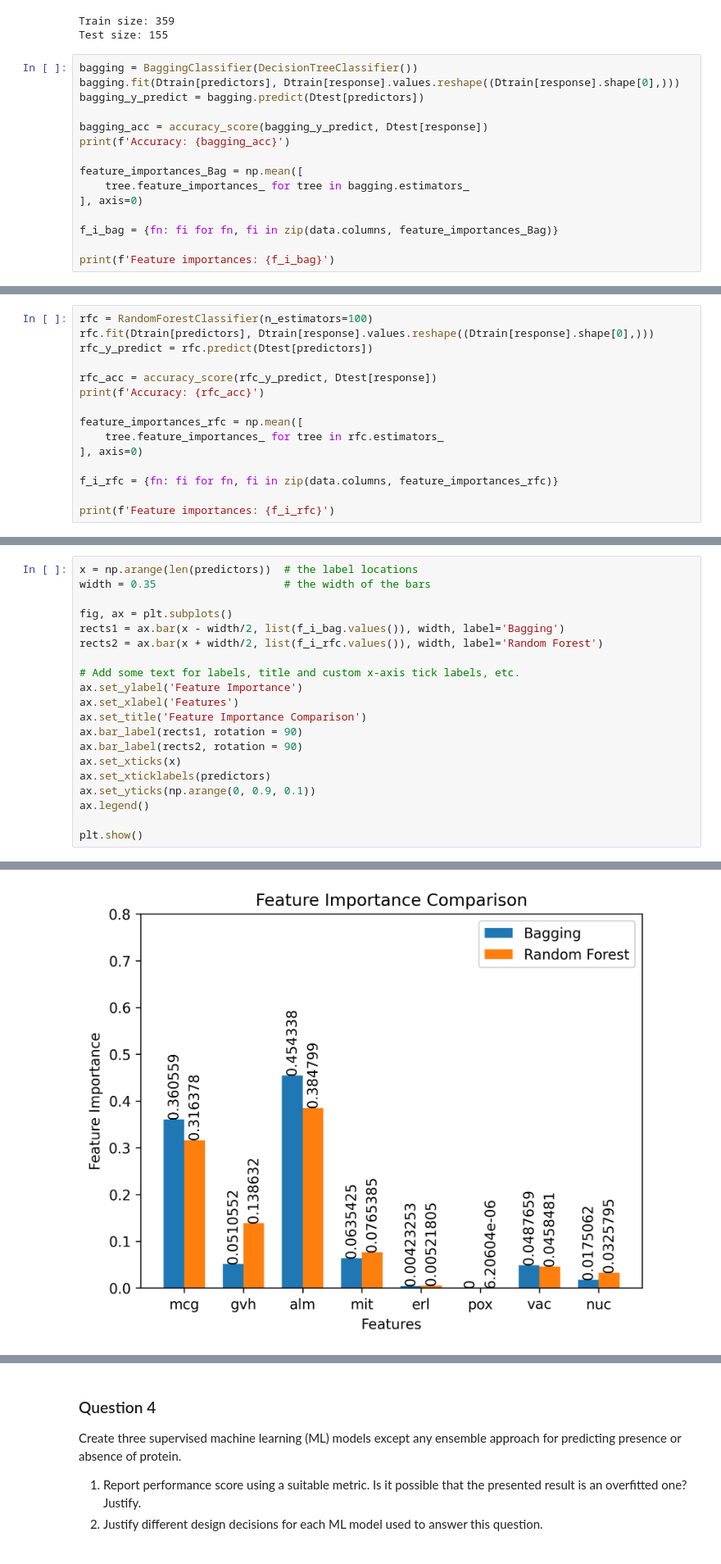
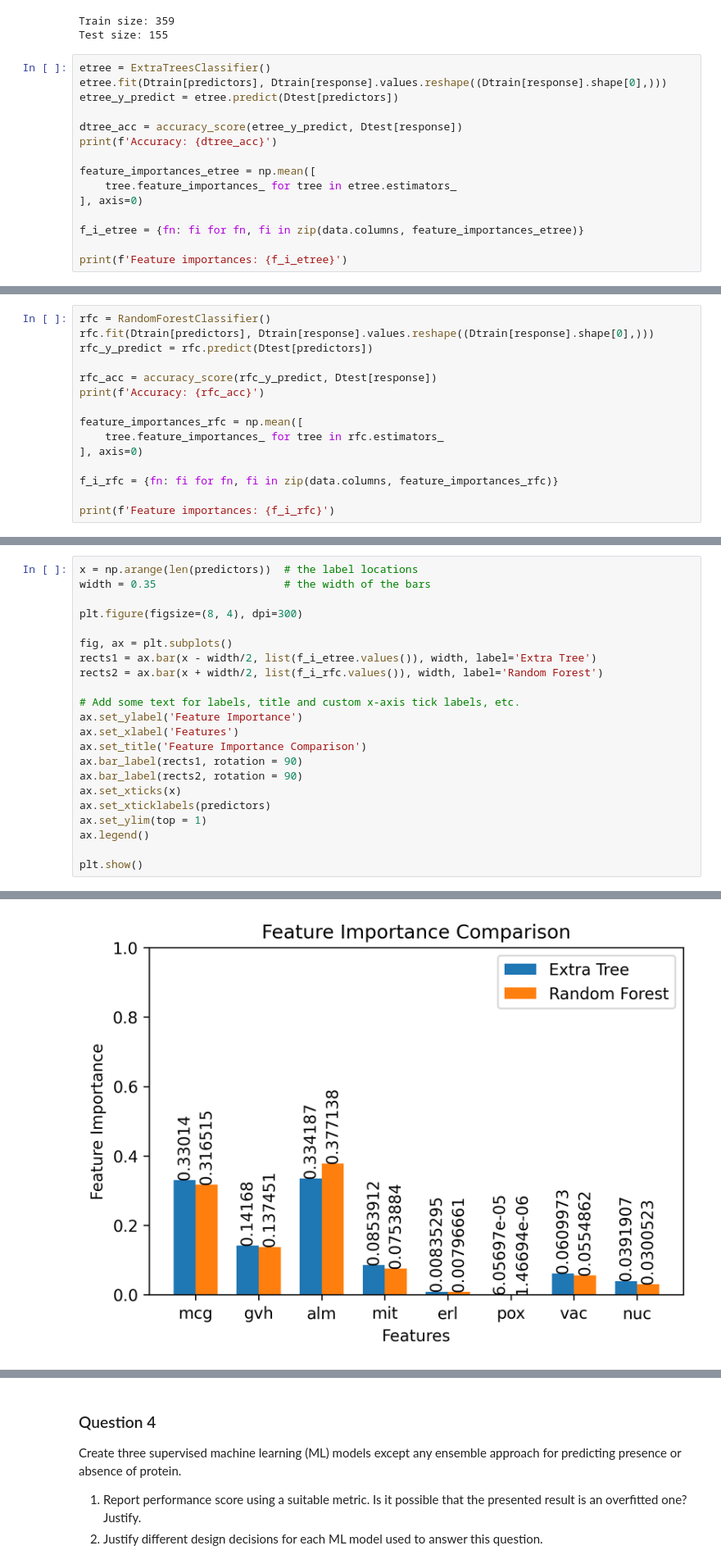
Before and after one commit to NNCT2904/SIT720-MachineLearning, a Jupyter notebook: Assignment3/Assignment3.ipynb, the cells around one changed output, grey strips where cells are left out. Shown at 82% size. Cells and saved outputs as stored; diff of their text form.

```diff
--- a/Assignment3/Assignment3.ipynb
+++ b/Assignment3/Assignment3.ipynb
@@ -142,19 +144,19 @@ print(f'Test size: {len(Dtest)}')
 Train size: 359
 Test size: 155
 # %%
-bagging = BaggingClassifier(DecisionTreeClassifier())
-bagging.fit(Dtrain[predictors], Dtrain[response].values.reshape((Dtrain[response].shape[0],)))
-bagging_y_predict = bagging.predict(Dtest[predictors])
+etree = ExtraTreesClassifier()
+etree.fit(Dtrain[predictors], Dtrain[response].values.reshape((Dtrain[response].shape[0],)))
+etree_y_predict = etree.predict(Dtest[predictors])
 
-bagging_acc = accuracy_score(bagging_y_predict, Dtest[response])
-print(f'Accuracy: {bagging_acc}')
+dtree_acc = accuracy_score(etree_y_predict, Dtest[response])
+print(f'Accuracy: {dtree_acc}')
 
-feature_importances_Bag = np.mean([
-    tree.feature_importances_ for tree in bagging.estimators_
+feature_importances_etree = np.mean([
+    tree.feature_importances_ for tree in etree.estimators_
 ], axis=0)
 
-f_i_bag = {fn: fi for fn, fi in zip(data.columns, feature_importances_Bag)}
+f_i_etree = {fn: fi for fn, fi in zip(data.columns, feature_importances_etree)}
 
-print(f'Feature importances: {f_i_bag}')
+print(f'Feature importances: {f_i_etree}')
 # %% [output]
 Accuracy: 0.9548387096774194
@@ -162,5 +164,5 @@ Feature importances: {'mcg': 0.360559363487678, 'gvh': 0.0510551775007272, 'alm'
 # %%
-rfc = RandomForestClassifier(n_estimators=100)
+rfc = RandomForestClassifier()
 rfc.fit(Dtrain[predictors], Dtrain[response].values.reshape((Dtrain[response].shape[0],)))
 rfc_y_predict = rfc.predict(Dtest[predictors])
 
@@ -181,8 +183,10 @@ Feature importances: {'mcg': 0.3163784371425336, 'gvh': 0.13863201160276087, 'al
 x = np.arange(len(predictors))  # the label locations
 width = 0.35                    # the width of the bars
 
+plt.figure(figsize=(8, 4), dpi=300)
+
 fig, ax = plt.subplots()
-rects1 = ax.bar(x - width/2, list(f_i_bag.values()), width, label='Bagging')
+rects1 = ax.bar(x - width/2, list(f_i_etree.values()), width, label='Extra Tree')
 rects2 = ax.bar(x + width/2, list(f_i_rfc.values()), width, label='Random Forest')
 
 # Add some text for labels, title and custom x-axis tick labels, etc.
@@ -193,7 +197,7 @@ ax.bar_label(rects1, rotation = 90)
 ax.bar_label(rects2, rotation = 90)
 ax.set_xticks(x)
 ax.set_xticklabels(predictors)
-ax.set_yticks(np.arange(0, 0.9, 0.1))
+ax.set_ylim(top = 1)
 ax.legend()
 
 plt.show()
@@ -201,3 +206,3 @@ plt.show()
-[figure, old version]
+[figure, new version]
 # %% [markdown]
 `alm` is the most impactful feature that decide the outcome of both modes.
```
Also changed, not shown: parts of 26 cells of this notebook.
